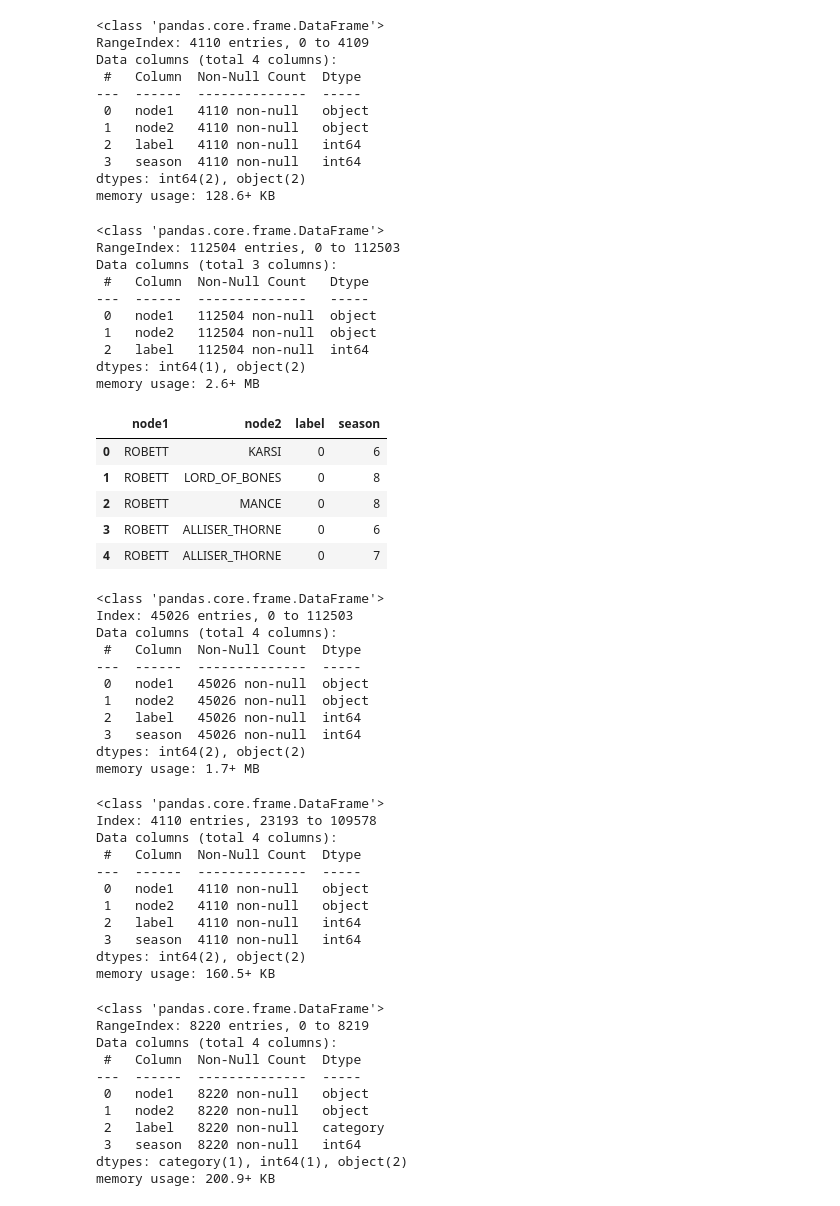
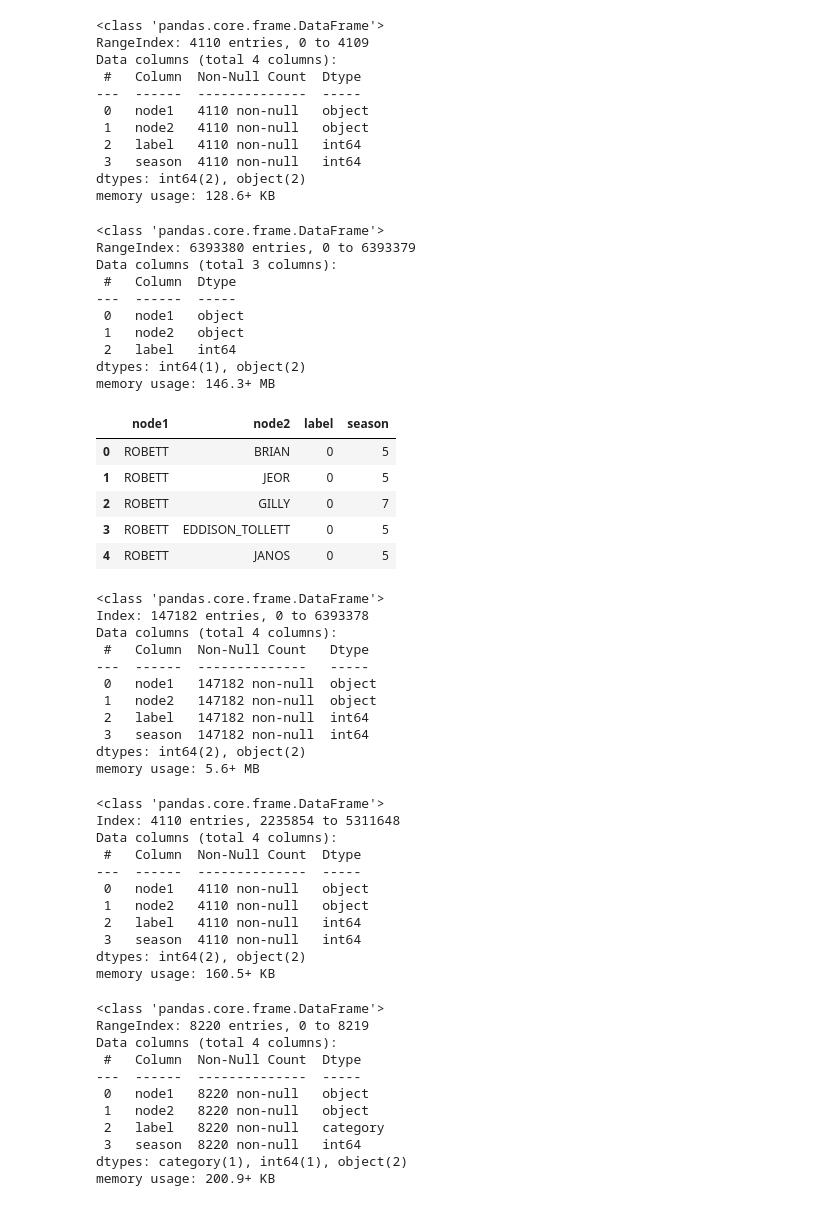
Before and after one commit to vaishnavdilip/Game_of_graphs, a Jupyter notebook: notebooks/Link_Prediction.ipynb, the cells around one changed output. Drawn from its saved outputs; the diff is of its cells as text; code cells hidden in the pictures.

```diff
--- a/notebooks/Link_Prediction.ipynb
+++ b/notebooks/Link_Prediction.ipynb
@@ -31,7 +31,7 @@ memory usage: 140.6+ KB
 train_missing_links = graph.run("""
 MATCH (n:Person)
 WHERE (n:Person)-[:INTERACTS_1|INTERACTS_2|INTERACTS_3|INTERACTS_4]-()
-MATCH (n:Person)-[r:INTERACTS_1|INTERACTS_2|INTERACTS_3|INTERACTS_4*1..2]-(p:Person)
+MATCH (n:Person)-[r:INTERACTS_1|INTERACTS_2|INTERACTS_3|INTERACTS_4*2..3]-(p:Person)
 WHERE not((n:Person)-[:INTERACTS_1|INTERACTS_2|INTERACTS_3|INTERACTS_4]-(p:Person))
 RETURN n.id AS node1, p.id AS node2, 0 AS label
 """).to_data_frame()
@@ -51,7 +51,7 @@ memory usage: 2.7+ MB
 # %%
 import random
 randomlist = []
-for i in range(0,117858):
+for i in range(0,6408824):
     n = random.randint(1,4)
     randomlist.append(n)
 #print(randomlist)
@@ -194,7 +194,7 @@ memory usage: 128.6+ KB
 test_missing_links = graph.run("""
 MATCH (n:Person)
 WHERE (n:Person)-[:INTERACTS_5|INTERACTS_6|INTERACTS_7|INTERACTS_8]-()
-MATCH (n:Person)-[r:INTERACTS_5|INTERACTS_6|INTERACTS_7|INTERACTS_8*1..2]-(p:Person)
+MATCH (n:Person)-[r:INTERACTS_5|INTERACTS_6|INTERACTS_7|INTERACTS_8*2..3]-(p:Person)
 WHERE not((n:Person)-[:INTERACTS_5|INTERACTS_6|INTERACTS_7|INTERACTS_8]-(p:Person))
 RETURN n.id AS node1, p.id AS node2, 0 AS label
 """).to_data_frame()
@@ -202,30 +202,30 @@ RETURN n.id AS node1, p.id AS node2, 0 AS label
 test_missing_links.info()
 # %% [output]
 <class 'pandas.core.frame.DataFrame'>
-RangeIndex: 112504 entries, 0 to 112503
+RangeIndex: 6393380 entries, 0 to 6393379
 Data columns (total 3 columns):
- #   Column  Non-Null Count   Dtype
----  ------  --------------   -----
- 0   node1   112504 non-null  object
- 1   node2   112504 non-null  object
- 2   label   112504 non-null  int64
+ #   Column  Dtype
+---  ------  -----
+ 0   node1   object
+ 1   node2   object
+ 2   label   int64
 dtypes: int64(1), object(2)
-memory usage: 2.6+ MB
+memory usage: 146.3+ MB
 # %%
 randomlist = []
-for i in range(0,112504):
+for i in range(0,6393380):
     n = random.randint(5,8)
     randomlist.append(n)
 #print(randomlist)
 test_missing_links['season']=randomlist
 test_missing_links.head(5)
 # %% [output]
 |  | node1 | node2 | label | season |
-| 0 | ROBETT | KARSI | 0 | 6 |
-| 1 | ROBETT | LORD_OF_BONES | 0 | 8 |
-| 2 | ROBETT | MANCE | 0 | 8 |
-| 3 | ROBETT | ALLISER_THORNE | 0 | 6 |
-| 4 | ROBETT | ALLISER_THORNE | 0 | 7 |
+| 0 | ROBETT | BRIAN | 0 | 5 |
+| 1 | ROBETT | JEOR | 0 | 5 |
+| 2 | ROBETT | GILLY | 0 | 7 |
+| 3 | ROBETT | EDDISON_TOLLETT | 0 | 5 |
+| 4 | ROBETT | JANOS | 0 | 5 |
 # %%
 # Remove duplicates
 test_missing_links = test_missing_links.drop_duplicates()
@@ -233,16 +233,16 @@ test_missing_links = test_missing_links.drop_duplicates()
 test_missing_links.info()
 # %% [output]
 <class 'pandas.core.frame.DataFrame'>
-Index: 45026 entries, 0 to 112503
+Index: 147182 entries, 0 to 6393378
 Data columns (total 4 columns):
- #   Column  Non-Null Count  Dtype
----  ------  --------------  -----
- 0   node1   45026 non-null  object
- 1   node2   45026 non-null  object
- 2   label   45026 non-null  int64
- 3   season  45026 non-null  int64
+ #   Column  Non-Null Count   Dtype
+---  ------  --------------   -----
+ 0   node1   147182 non-null  object
+ 1   node2   147182 non-null  object
+ 2   label   147182 non-null  int64
+ 3   season  147182 non-null  int64
 dtypes: int64(2), object(2)
-memory usage: 1.7+ MB
+memory usage: 5.6+ MB
 # %%
 # Down sample negative examples
 test_missing_links = test_missing_links.sample(n=len(test_existing_links))
@@ -250,7 +250,7 @@ test_missing_links = test_missing_links.sample(n=len(test_existing_links))
 test_missing_links.info()
 # %% [output]
 <class 'pandas.core.frame.DataFrame'>
-Index: 4110 entries, 23193 to 109578
+Index: 4110 entries, 2235854 to 5311648
 Data columns (total 4 columns):
  #   Column  Non-Null Count  Dtype
 ---  ------  --------------  -----
```
Also changed, not shown: parts of 28 cells of this notebook, 2 other files.
